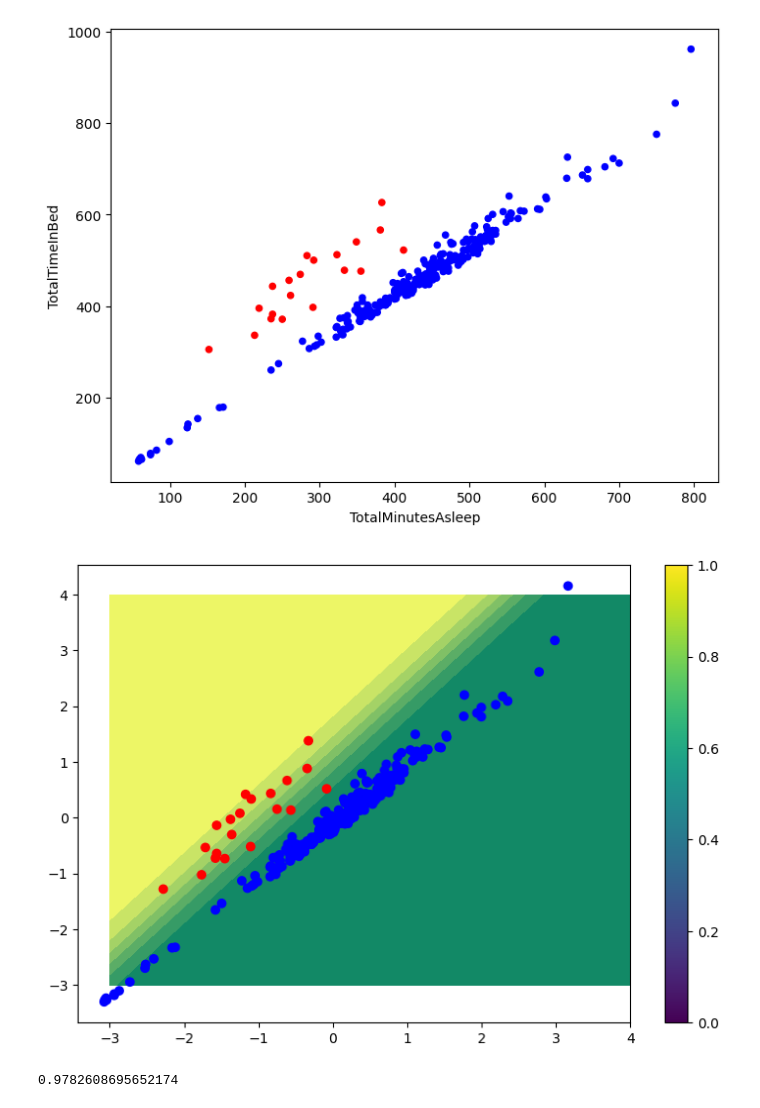
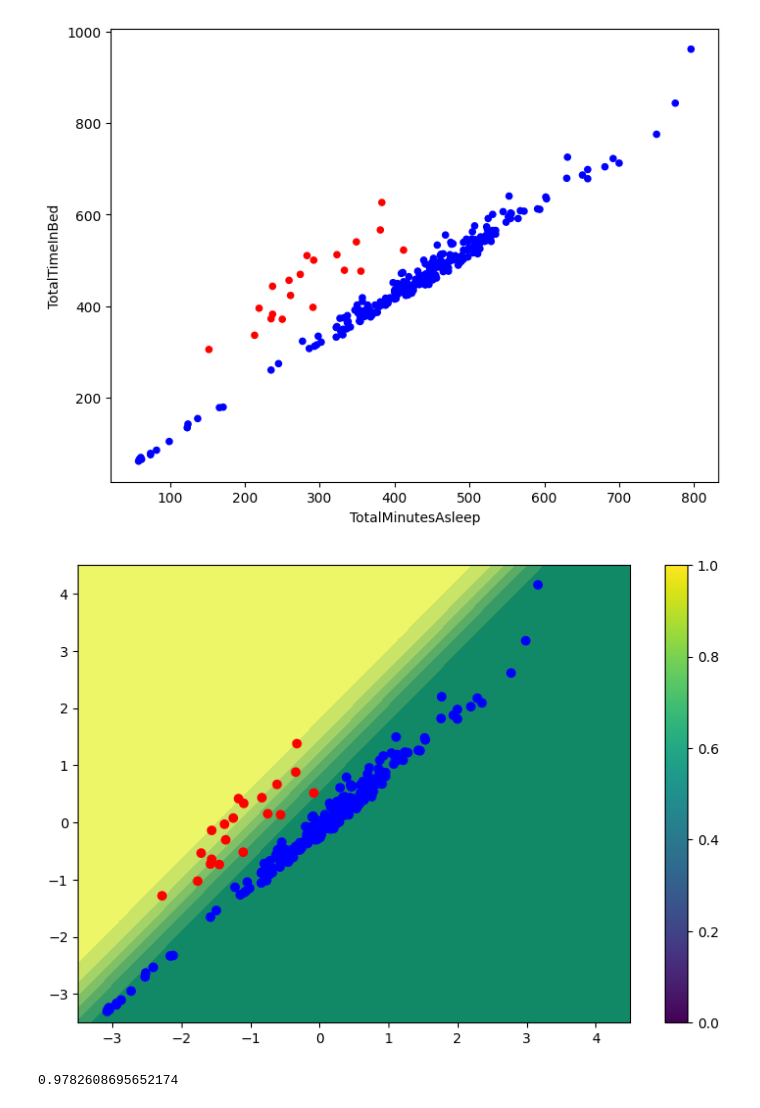
Before and after one commit to fiorani/garmin-data-analysis, a Jupyter notebook: Classificazione.ipynb, the cells around one changed output. Cells and saved outputs as stored; diff of their text form; code cells hidden in the pictures.

Commit message:
fix plot

```diff
--- a/Classificazione.ipynb
+++ b/Classificazione.ipynb
@@ -94,15 +94,15 @@ X2dn_val = scaler.transform(X_test)
 # %%
 from sklearn.linear_model import LogisticRegression
 model = LogisticRegression(solver="saga", random_state=42)
 model.fit(X2dn_train, y_train)
-mx1, mx2 = np.meshgrid(np.linspace(-3, 4, 100), np.linspace(-3, 4, 100))
+mx1, mx2 = np.meshgrid(np.linspace(-3.5, 4.5, 100), np.linspace(-3.5, 4.5, 100))
 my = model.predict_proba(np.c_[mx1.ravel(), mx2.ravel()])[:, 1].reshape(mx1.shape)
 plt.figure(figsize=(9, 6))
 plt.contourf(mx1, mx2, my, cmap="summer")
 plt.scatter(*X2dn_train.T, c=y_train.map(diagnosis_color_map))
 plt.colorbar();
 # %% [output]
-[figure, old version]
+[figure, new version]
 # %%
 model.score(X2dn_val, y_test)
 # %% [output]
```
Also changed, not shown: parts of 2 cells of this notebook.
